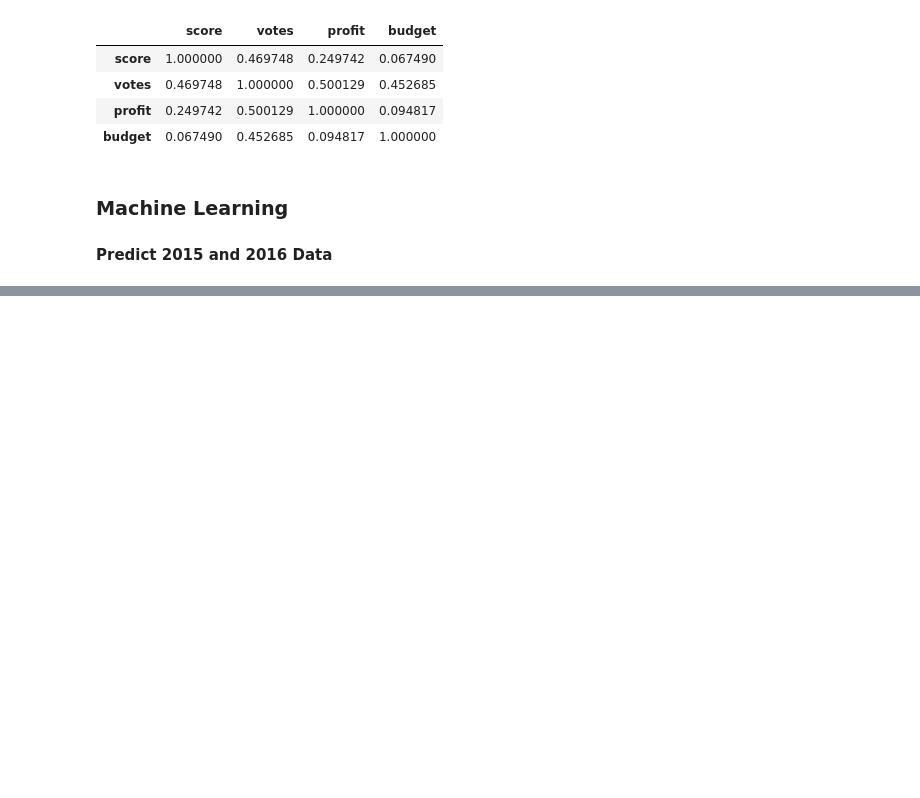
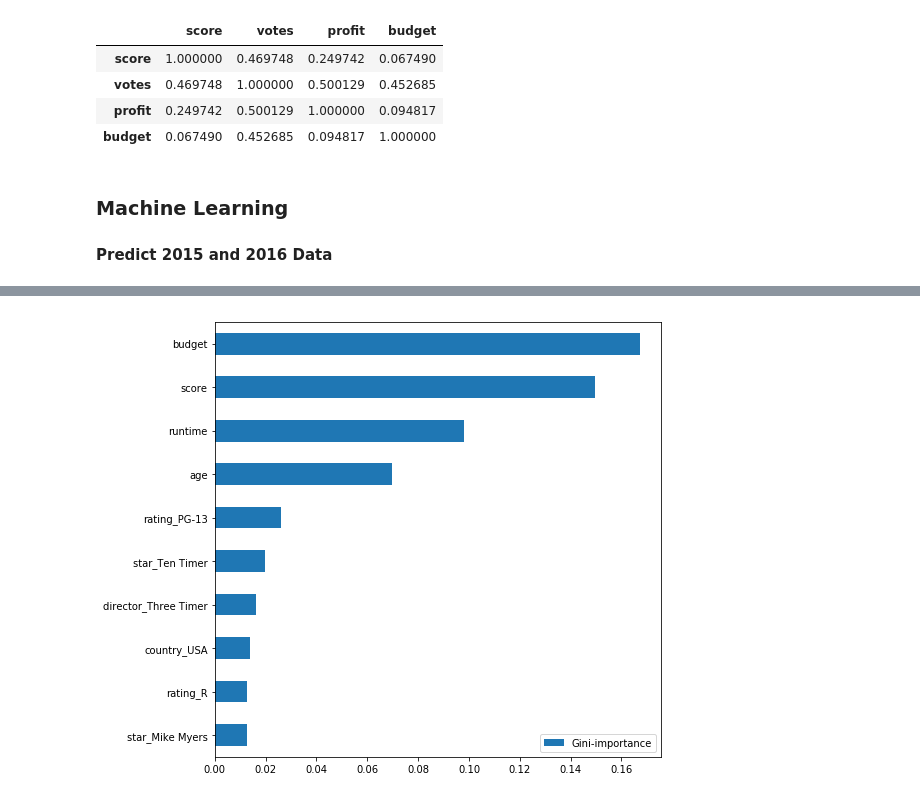
Before and after one commit to NujjA/Tech-Interview-Practice, a Jupyter notebook: Box Office Predictions.ipynb, the cells around one changed output, grey strips where cells are left out. Saved outputs shown, nothing was run; the diff lists cells and outputs as text; code cells hidden in the pictures; blank space fills up the shorter version.

```diff
--- a/Box Office Predictions.ipynb
+++ b/Box Office Predictions.ipynb
@@ -226,0 +308,4 @@ data[['score', 'votes', 'profit', 'budget']].corr()
+# %%
+plot_feature_importances(X_train.columns, rf.feature_importances_)
+# %% [output]
+[figure, added]
```
Also changed, not shown: parts of 15 cells of this notebook.
